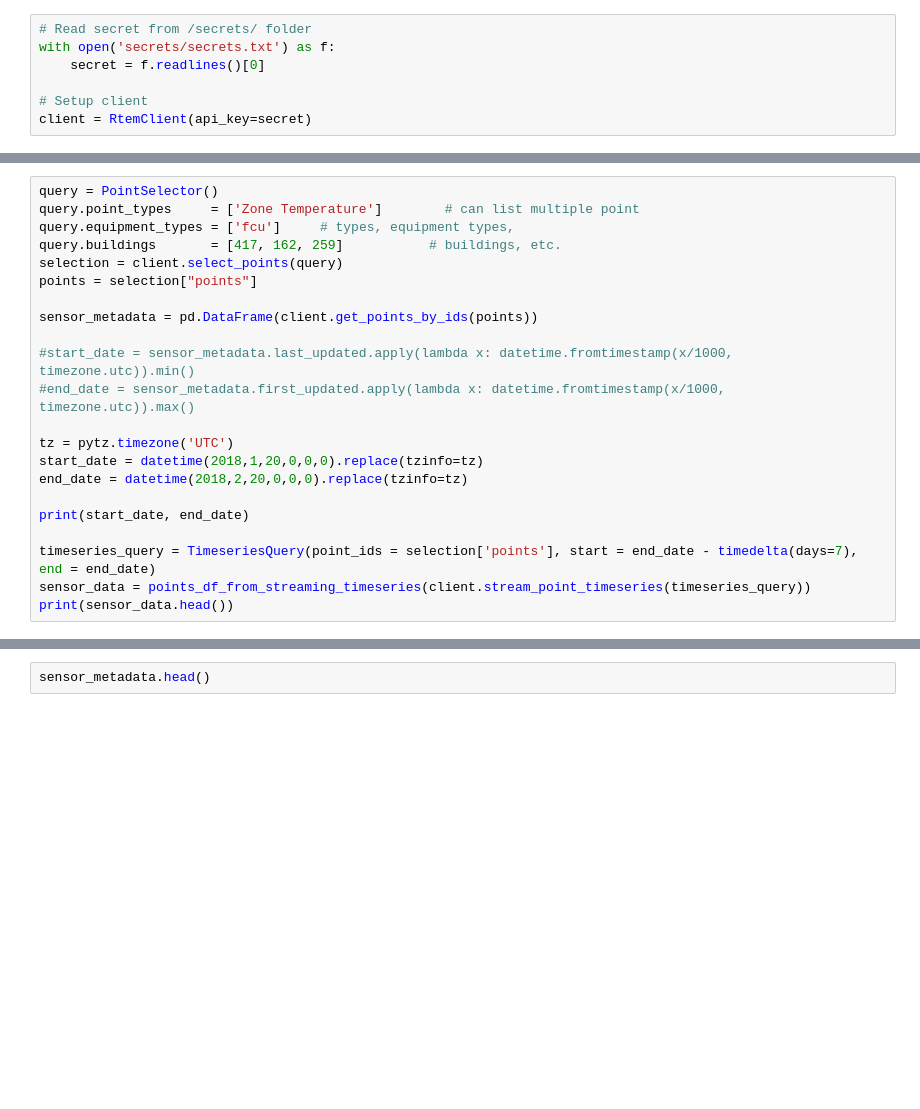
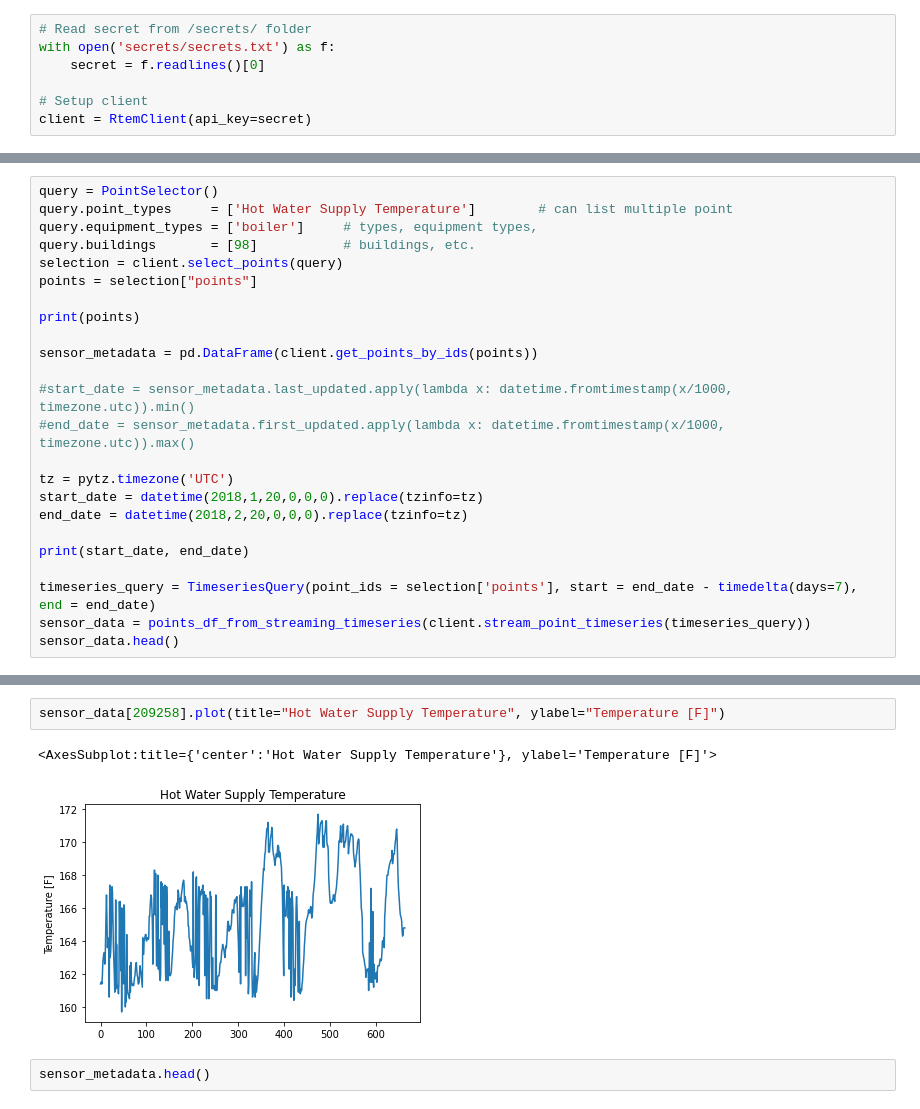
Before and after one commit to SB-Chalmers/SB_rtem_hackathon, a Jupyter notebook: RTEM Hackathon notebook.ipynb, the cells around one changed output, grey strips where cells are left out. Drawn from its saved outputs; the diff is of its cells as text; blank space fills up the shorter version.

Commit message:
added building data

```diff
--- a/RTEM Hackathon notebook.ipynb
+++ b/RTEM Hackathon notebook.ipynb
@@ -41,10 +40,12 @@ print(len(all_buildings))
 # %%
 query = PointSelector()
-query.point_types     = ['Zone Temperature']        # can list multiple point
-query.equipment_types = ['fcu']     # types, equipment types,
-query.buildings       = [417, 162, 259]           # buildings, etc.
+query.point_types     = ['Hot Water Supply Temperature']        # can list multiple point
+query.equipment_types = ['boiler']     # types, equipment types,
+query.buildings       = [98]           # buildings, etc.
 selection = client.select_points(query)
 points = selection["points"]
+
+print(points)
 
 sensor_metadata = pd.DataFrame(client.get_points_by_ids(points))
 
@@ -59,5 +60,5 @@ print(start_date, end_date)
 
 timeseries_query = TimeseriesQuery(point_ids = selection['points'], start = end_date - timedelta(days=7), end = end_date)
 sensor_data = points_df_from_streaming_timeseries(client.stream_point_timeseries(timeseries_query))
-print(sensor_data.head())
+sensor_data.head()
 # %% [output]
@@ -68,3 +73,8 @@ point_ids
+# %%
+sensor_data[209258].plot(title="Hot Water Supply Temperature", ylabel="Temperature [F]")
+# %% [output]
+<AxesSubplot:title={'center':'Hot Water Supply Temperature'}, ylabel='Temperature [F]'>
+[figure, added]
 # %%
 sensor_metadata.head()
 # %% [output]
```
Also changed, not shown: parts of 5 cells of this notebook, 2 other files.
